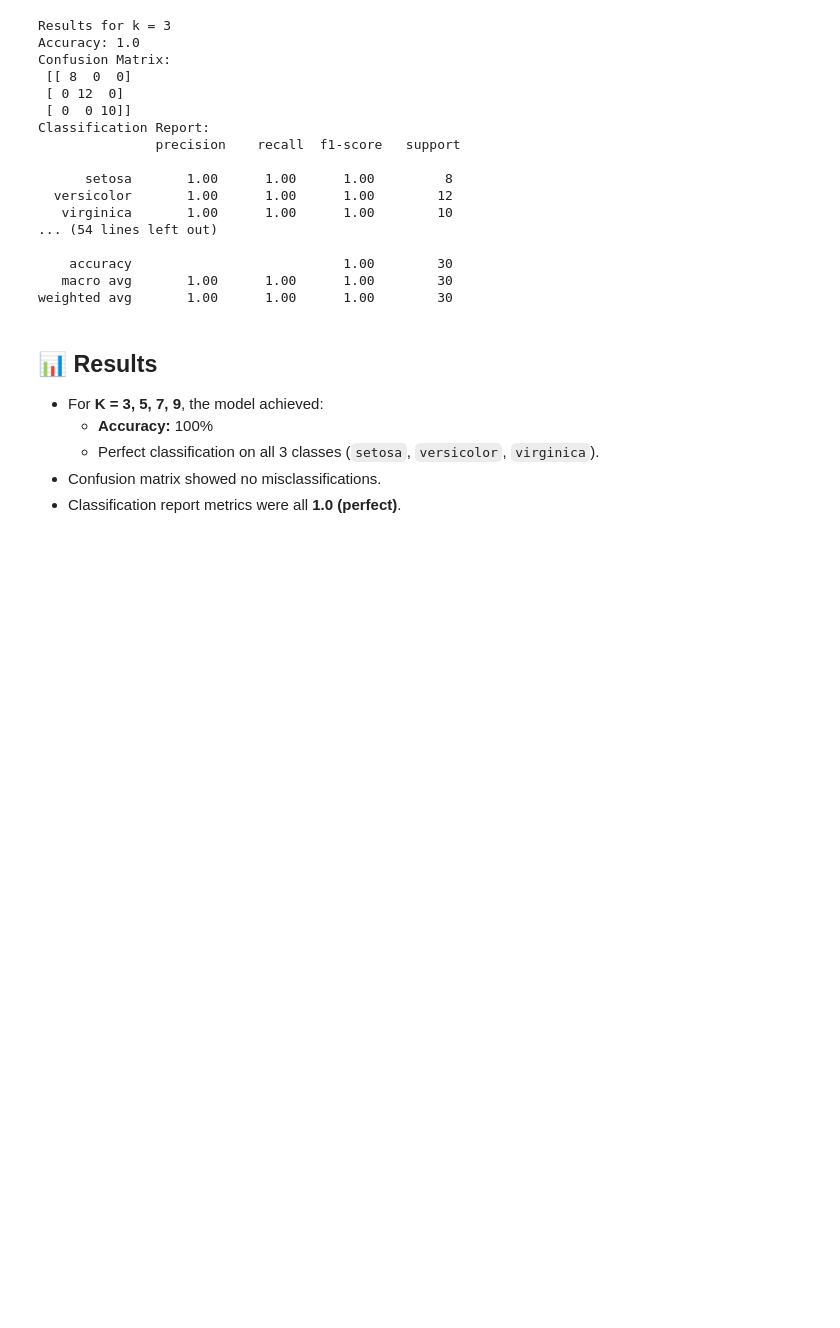
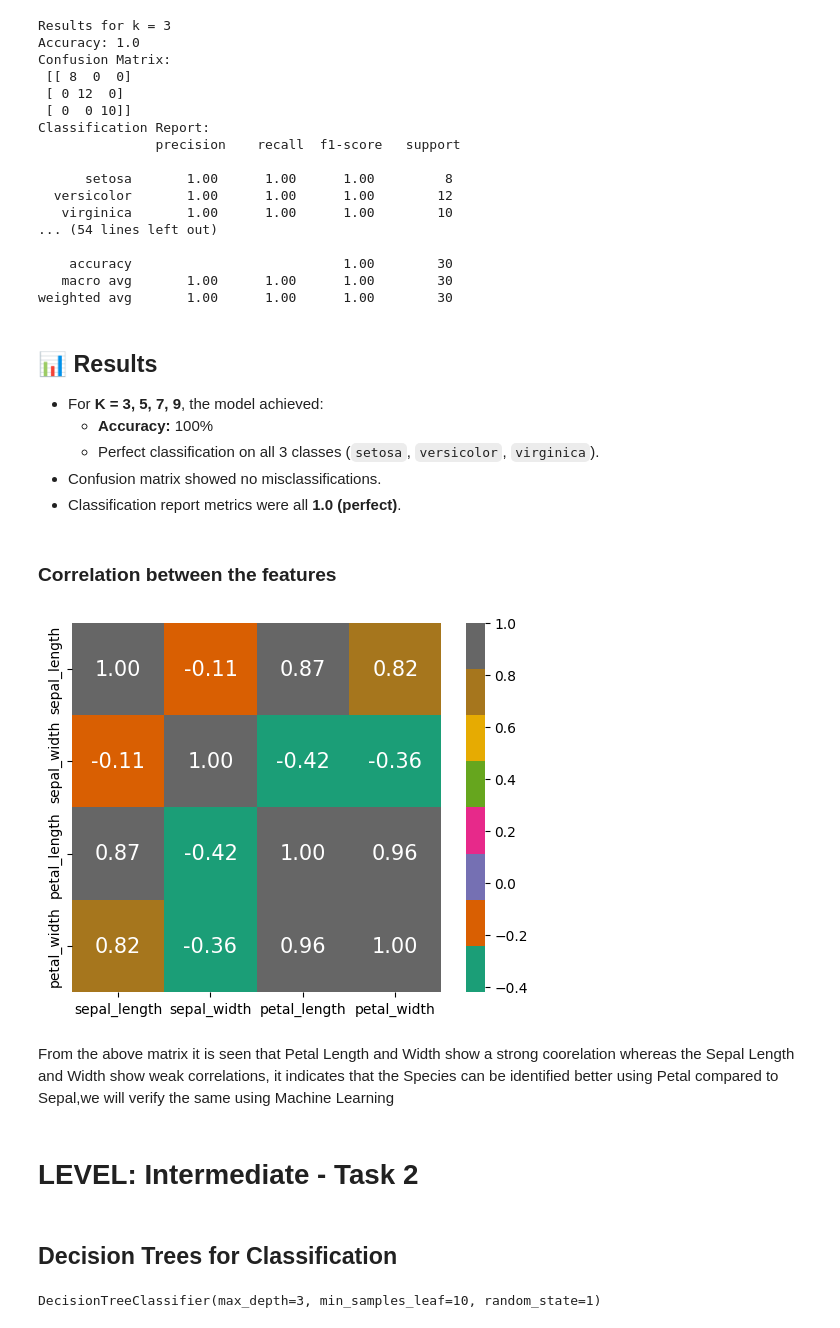
Before and after one commit to diya-coder17/Iris-classifier, a Jupyter notebook: iris_prediction.ipynb, the cells around one changed output. Saved outputs shown, nothing was run; the diff lists cells and outputs as text; code cells hidden in the pictures; blank space fills up the shorter version.

Commit message:
Added Decision Tree classifier, updated README and documentation

```diff
--- a/iris_prediction.ipynb
+++ b/iris_prediction.ipynb
@@ -213,3 +213,17 @@ weighted avg       1.00      1.00      1.00        30
   - Perfect classification on all 3 classes (`setosa`, `versicolor`, `virginica`).
 - Confusion matrix showed no misclassifications.
 - Classification report metrics were all **1.0 (perfect)**.
+# %% [markdown]
+### Correlation between the features
+# %%
+cols = ['sepal_length', 'sepal_width', 'petal_length','petal_width']
+corr_matx = df[cols].corr()
+heatmap = sns.heatmap(corr_matx,cbar=True,annot=True,square=True,fmt='.2f',annot_kws={'size': 15},yticklabels=cols,xticklabels=cols,cmap='Dark2')
+# %% [output]
+[figure, added]
+# %% [markdown]
+From the above matrix it is seen that Petal Length and Width show a strong coorelation whereas the Sepal Length and Width show weak correlations, it indicates that the Species can be identified better using Petal compared to Sepal,we will verify the same using Machine Learning
+# %% [markdown]
+# LEVEL: Intermediate - Task 2
+# %% [markdown]
+## Decision Trees for Classification
@@ -215,0 +233,10 @@ weighted avg       1.00      1.00      1.00        30
+# %%
+
+model = DecisionTreeClassifier(max_depth=3, min_samples_leaf=10, random_state=1 )
+
+model.fit(X_train_scaled,y_train)
+
+# print('Training Accuracy Sepal = {}'.format(model.score(X_train_scaled, y_train)))
+# print('Testing  Accuracy Sepal = {}'.format(model.score(X_test_scaled, y_test)))
+# %% [output]
+DecisionTreeClassifier(max_depth=3, min_samples_leaf=10, random_state=1)
```
Also changed, not shown: parts of 20 cells of this notebook, 3 other files.
